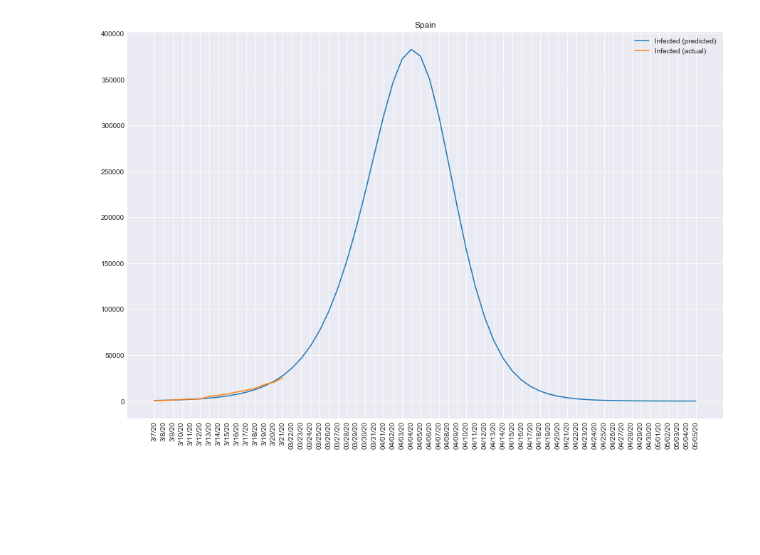
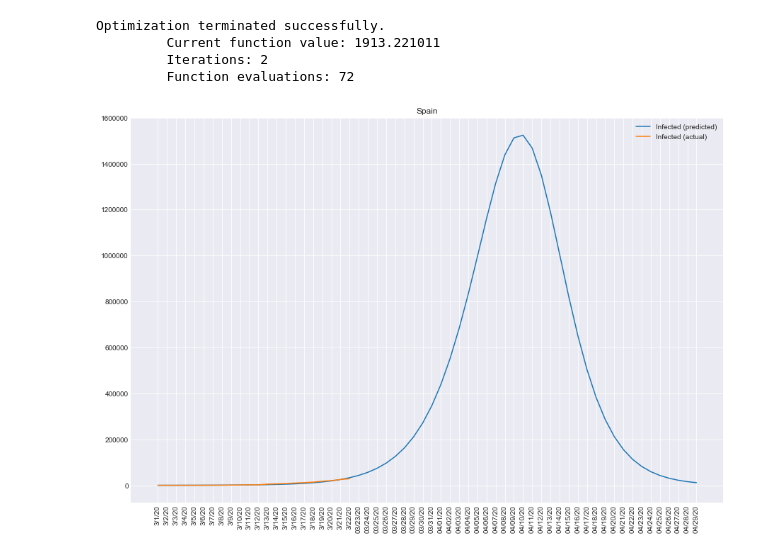
Before and after one commit to pablocarb/covid19, a Jupyter notebook: covid-19-predictions.ipynb, the cells around one changed output. Cells and saved outputs as stored; diff of their text form; code cells hidden in the pictures; blank space fills up the shorter version.

```diff
--- a/covid-19-predictions.ipynb
+++ b/covid-19-predictions.ipynb
@@ -218,7 +205,11 @@ def loss_pablo(point, data):
     rmsd = np.sqrt(np.mean((sol[:,1] - data)**2))
     return rmsd
 # %%
-learn = Learner(country, loss_pablo, confirmed_df)
+learn = Learner(country, loss, confirmed_df, plot=True)
 learn.train()
 # %% [output]
+Optimization terminated successfully.
+         Current function value: 1913.221011
+         Iterations: 2
+         Function evaluations: 72
-[figure, old version]
+[figure, new version]
```
Also changed, not shown: parts of 3 cells of this notebook, 1 other file.
